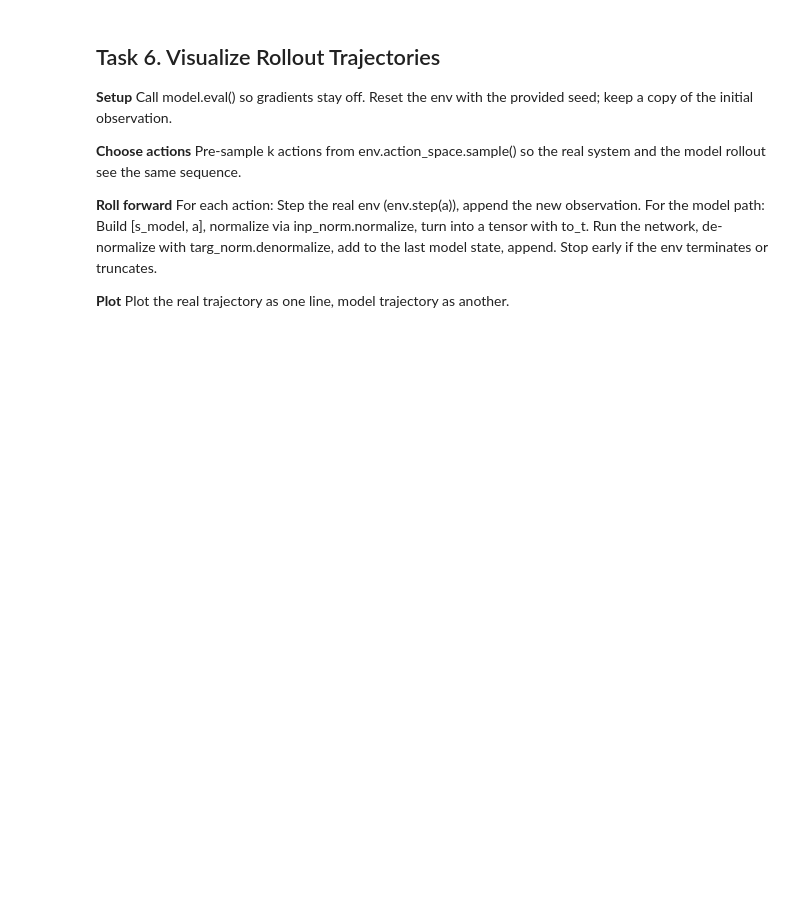
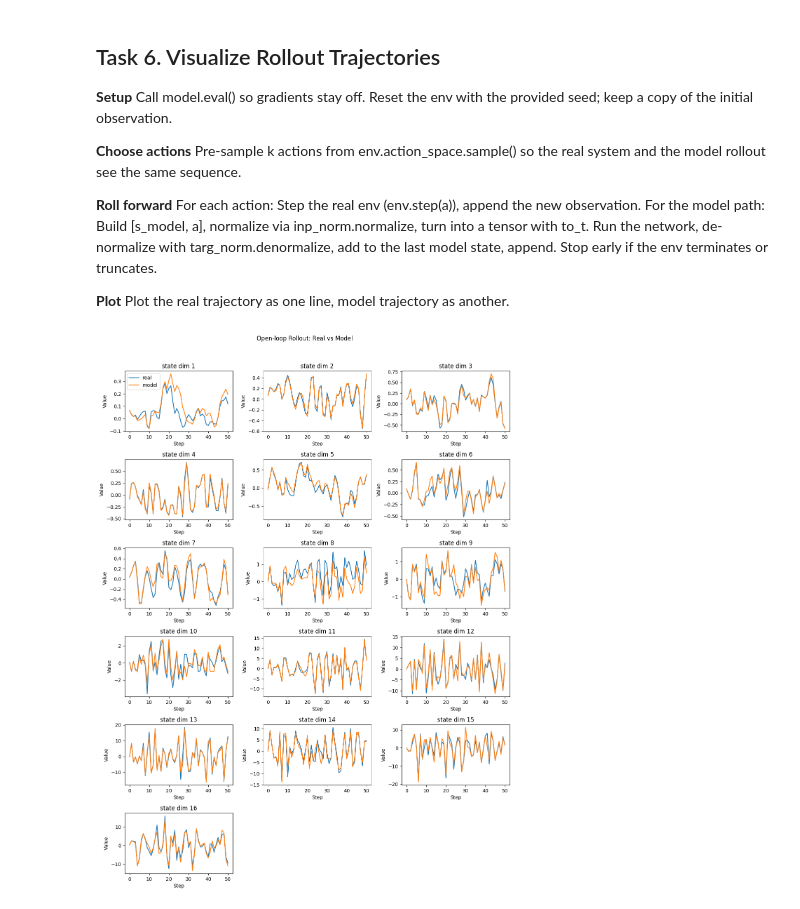
Before and after one commit to TongshuWu1/RL_CSE337_TonyWu, a Jupyter notebook: lab10_half_cheetah_dynamics.ipynb, the cells around one changed output. Saved outputs shown, nothing was run; the diff lists cells and outputs as text; code cells hidden in the pictures; blank space fills up the shorter version.

```diff
--- a/lab10_half_cheetah_dynamics.ipynb
+++ b/lab10_half_cheetah_dynamics.ipynb
@@ -112,10 +112,19 @@ class Replay:
         self.ptr = 0; self.size = 0; self.cap = capacity
 
     def add(self, s, a, r, sp, term):
-        pass
+        i = self.ptr % self.cap
+        self.obs[i]  = np.asarray(s,  dtype=np.float32)
+        self.act[i]  = np.asarray(a,  dtype=np.float32)
+        self.nxt[i]  = np.asarray(sp, dtype=np.float32)
+        self.rew[i, 0]  = float(r)
+        self.term[i, 0] = float(term)
+        self.ptr += 1
+        self.size = min(self.size + 1, self.cap)
+
 
     def sample(self, batch):
-        pass
+        idx = np.random.randint(0, self.size, size=batch)
+        return self.obs[idx], self.act[idx], self.nxt[idx], self.rew[idx], self.term[idx]
 
 replay = Replay(obs_dim, act_dim)
 # %% [markdown]
@@ -237,13 +363,70 @@ Stop early if the env terminates or truncates.
 **Plot**
 Plot the real trajectory as one line, model trajectory as another.
 # %%
+@th.no_grad()
+def visualize_rollout(env, model, k=50, dims=(0, 5, 10), seed=2025):
+    model.eval()
 
-def visualize_rollout(env, model, k=50, dims=(0, 5, 10), seed=2025):
-    pass
 
-# Uncomment to visualize
+    s0, info = env.reset(seed=seed)
+    actions = [env.action_space.sample() for _ in range(k)]
+
+    # Buffers
+    real = [s0]
+    model_path = [s0.copy()]
+    s_real = s0
+    s_mod  = s0.copy()
+
+
+    for a in actions:
+
+        sp_real, r, terminated, truncated, info = env.step(a)
+        real.append(sp_real)
+
+
+        x   = np.concatenate([s_mod, a], axis=0)[None, :]
+        x_n = inp_norm.normalize(x.astype(np.float32))
+        ds_n = model(to_t(x_n)).cpu().numpy()
+        ds   = targ_norm.denormalize(ds_n)[0]
+        s_mod = s_mod + ds
+        model_path.append(s_mod)
+
+        if terminated or truncated:
+            break
+
+    real = np.asarray(real)
+    model_path = np.asarray(model_path)
+
+    n = len(dims)
+    ncols = min(3, n)
+    nrows = int(math.ceil(n / ncols))
+    fig, axes = plt.subplots(nrows, ncols, figsize=(4*ncols, 2.6*nrows), squeeze=False)
+
+    for i, d in enumerate(dims):
+        r, c = divmod(i, ncols)
+        ax = axes[r][c]
+        ax.plot(real[:, d], label="real")
+        ax.plot(model_path[:, d], label="model")
+        ax.set_title(f"state dim {d}")
+        ax.set_xlabel("Step"); ax.set_ylabel("Value")
+        if i == 0:
+            ax.legend()
+
+    # Hide unused subplots
+    for j in range(n, nrows*ncols):
+        r, c = divmod(j, ncols)
+        axes[r][c].axis("off")
+
+    fig.suptitle("Open-loop Rollout: Real vs Model", y=1.02)
+    plt.tight_layout()
+    plt.show()
+
+
+
 dims = list(range(1, 17))
-# visualize_rollout(env, model, k=50, dims=dims)#(qvel_start, qvel_start+1, qvel_start+2))
+visualize_rollout(env, model, k=50, dims=dims, seed=2025)
+# %% [output]
+[figure, added]
 # %% [markdown]
 
 ## 9. Answer the questions :
```
Also changed, not shown: parts of 6 cells of this notebook.
